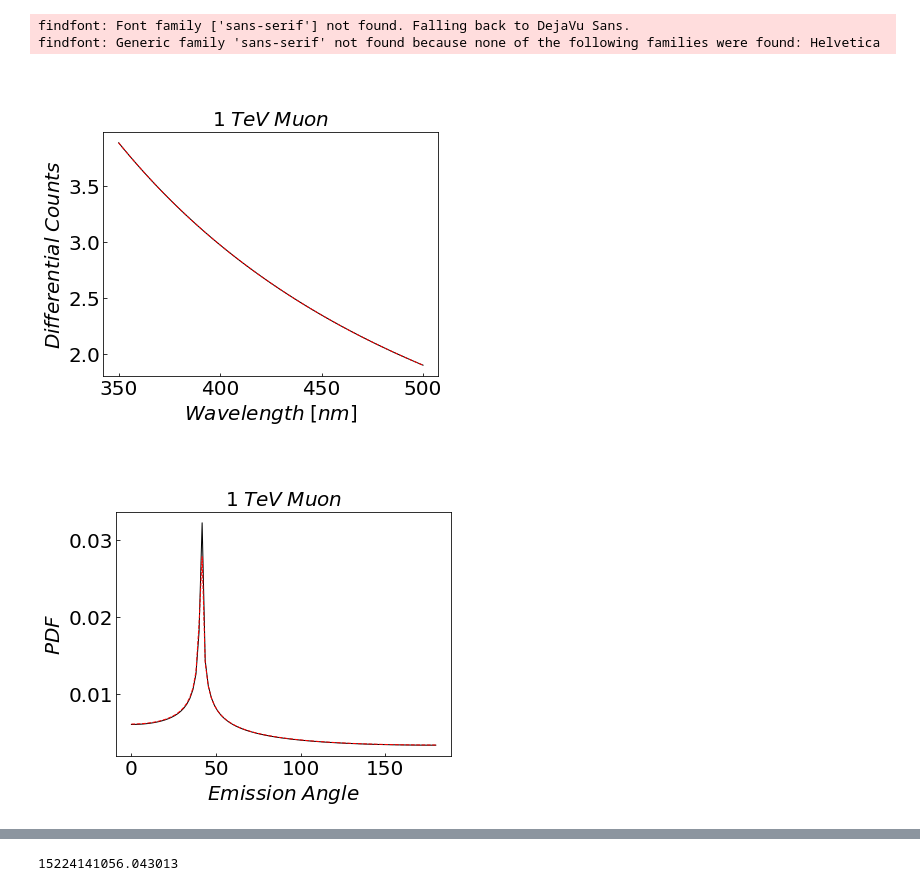
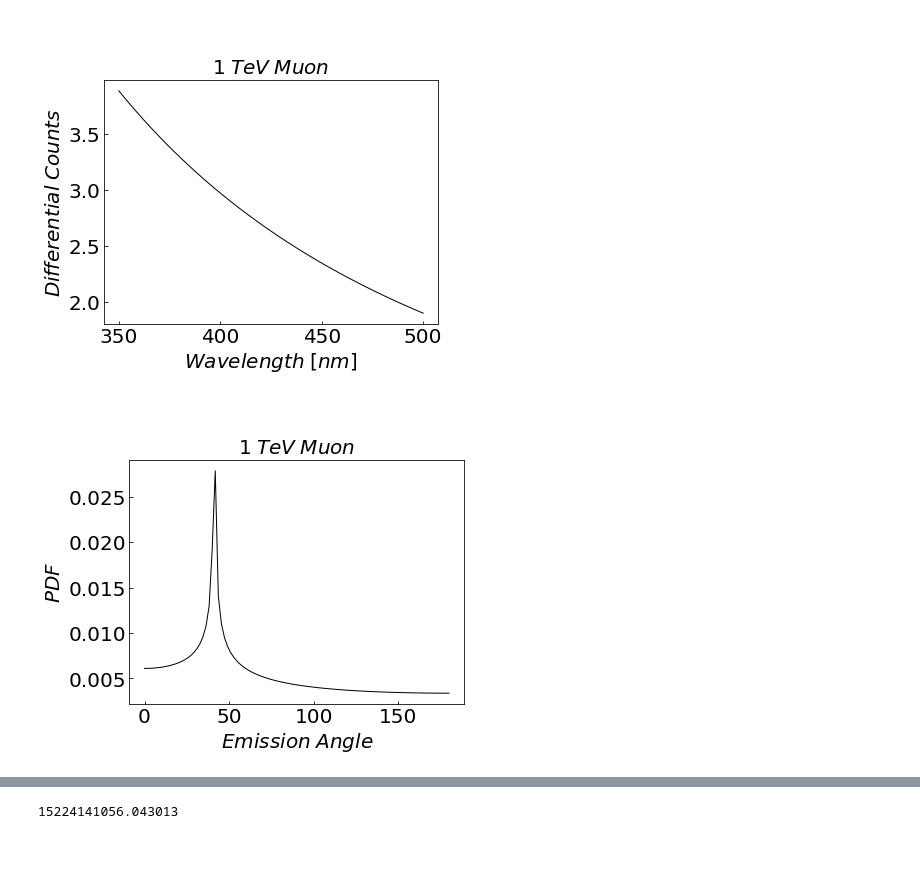
Before and after one commit to MeighenBergerS/fennel, a Jupyter notebook: notebooks/example_jax.ipynb, the cells around one changed output, grey strips where cells are left out. Saved outputs shown, nothing was run; the diff lists cells and outputs as text; code cells hidden in the pictures; blank space fills up the shorter version.

Commit message:
Tracks semi-finished. Found bug in long profile

```diff
--- a/notebooks/example_jax.ipynb
+++ b/notebooks/example_jax.ipynb
@@ -47,9 +49,15 @@ zgrid = config['advanced']['z grid']
 test_energy = 1e5
 # %%
 # Track example
-track_counts_diff, track_angles = fennel_instance.track_yields(energy=test_energy, deltaL=1., interaction='total', function=False)
-track_counts_diff_func, track_angles_func = fennel_instance.track_yields(energy=test_energy, deltaL=1., interaction='total', function=True)
+# The only option are functions
+track_counts_diff_func, track_angles_func = fennel_instance.track_yields(energy=test_energy, deltaL=1., interaction='total')
 # %%
 # Evalulating the fetched functions
-track_counts_diff_loc = track_counts_diff_func(test_energy, wavelengths, 'total')
-track_angles_loc = track_angles_func(angle_grid, 1.33, test_energy)
+track_counts_diff_loc = np.array([
+    track_counts_diff_func(test_energy, wavelength, 'total')
+    for wavelength in wavelengths
+])
+track_angles_loc = np.array([
+    track_angles_func(angle, 1.33, test_energy)
+    for angle in angle_grid
+])
@@ -62,8 +72,7 @@ print(np.trapz(track_counts_diff.flatten(), wavelengths))
 # Plotting some track stuff
 # Photon counts
 figure, (ax1) = plt.subplots(1, 1, figsize=(std_size, std_size * 6. / 8.), sharex=True)
-ax1.plot(wavelengths, track_counts_diff, linewidth=lw, color='k')
-ax1.plot(wavelengths, track_counts_diff_loc, linewidth=lw, color='r', ls='--')
+ax1.plot(wavelengths, track_counts_diff_loc, linewidth=lw, color='k', ls='-')
 # ---------------------------------------------
 # Plotting options
 ax1.set_xscale('linear')
@@ -83,39 +92,35 @@ ax1.set_title("$1\;TeV\;Muon$", fontsize=fontsize)
 plt.show()
 # ---------------------------------------------
 # Storing the image
-figure.savefig(PICS + "Single_Track_Wavelength.png",
+figure.savefig(PICS + "Single_Track_Wavelength_JAX.png",
                bbox_inches='tight', dpi=export_dpi)
 # ----------------------------------------------
 # ----------------------------------------------
 # Angles
 figure, (ax1) = plt.subplots(1, 1, figsize=(std_size, std_size * 6. / 8.), sharex=True)
-ax1.plot(angle_grid, track_angles / np.trapz(track_angles, x=angle_grid),
-         linewidth=lw, color='k')
 ax1.plot(angle_grid, track_angles_loc / np.trapz(track_angles_loc, x=angle_grid),
-         linewidth=lw, color='r', ls='--')
+         linewidth=lw, color='k', ls='-')
 # ---------------------------------------------
 # Plotting options
 ax1.set_xscale('linear')
 ax1.set_yscale('linear')
 ax1.set_xlabel(r'$Emission\;Angle$', fontsize=fontsize)
 ax1.set_ylabel(r'$PDF$', fontsize=fontsize)
 ax1.tick_params(axis = 'both', which = 'major', labelsize=fontsize, direction='in')
 ax1.tick_params(axis = 'both', which = 'minor', labelsize=fontsize, direction='in')
 h, l = ax1.get_legend_handles_labels()
 lgd1 = ax1.legend(h, l, loc=9, bbox_to_anchor=(0.5, +1.27),
                   ncol=3, fontsize=fontsize, handlelength=h_length,
                   fancybox=True, frameon=False)
 ax1.add_artist(lgd1)
 ax1.set_title("$1\;TeV\;Muon$", fontsize=fontsize)
 # ax1.set_xlim(500, 600)
 # ax1.set_ylim(1e-3, 1e2)
 plt.show()
 # ---------------------------------------------
 # Storing the image
-figure.savefig(PICS + "Single_Track_Angle.png",
+figure.savefig(PICS + "Single_Track_Angle_JAX.png",
                bbox_inches='tight', dpi=export_dpi)
 # %% [output]
-findfont: Font family ['sans-serif'] not found. Falling back to DejaVu Sans.
-findfont: Generic family 'sans-serif' not found because none of the following families were found: Helvetica
-[figure, old version]
+[figure, new version]
-[figure, old version]
+[figure, new version]
```
Also changed, not shown: parts of 9 cells of this notebook, 5 other files.
